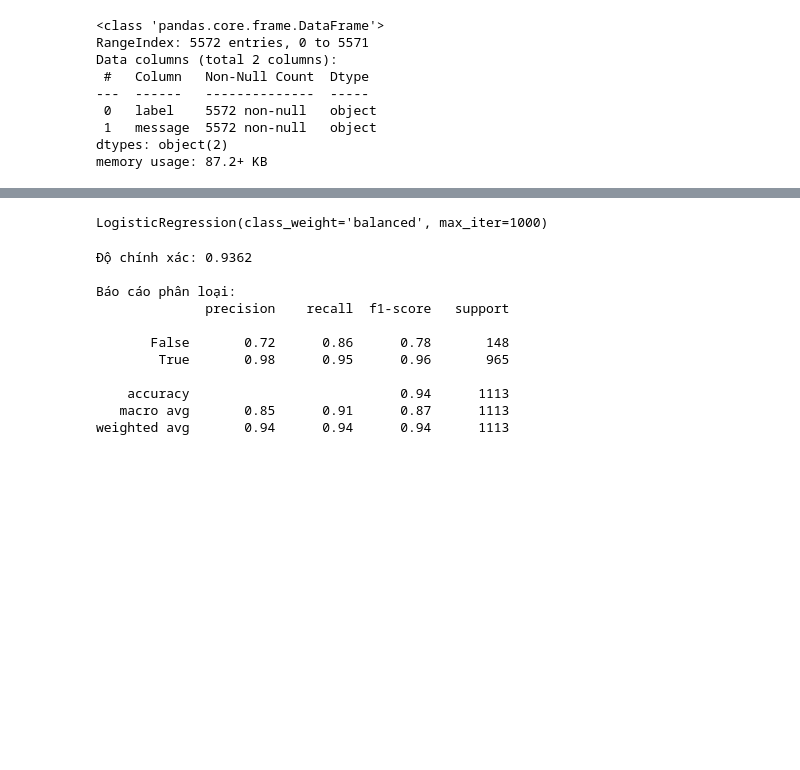
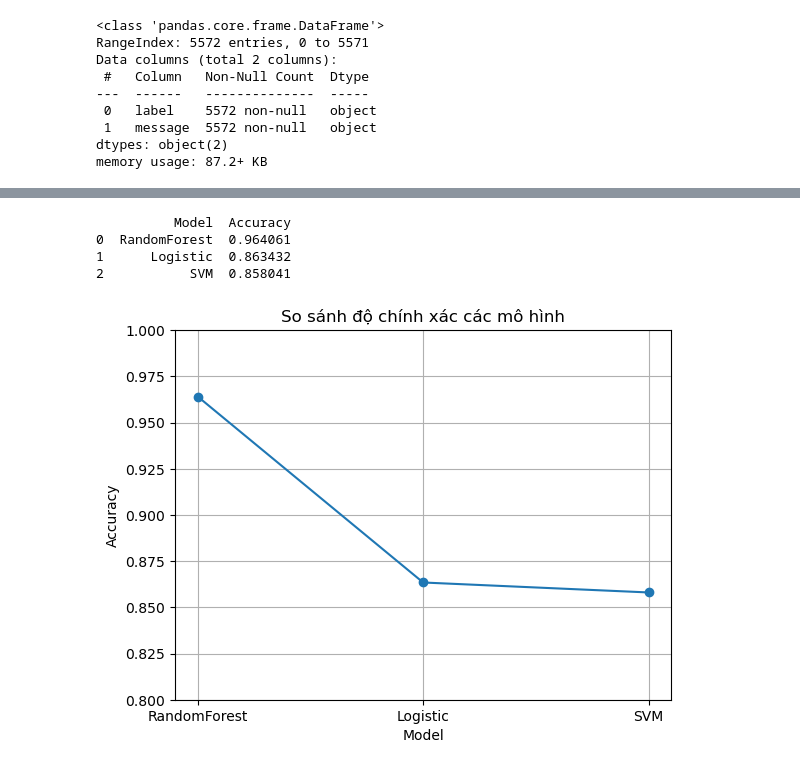
Before and after one commit to tuananhudu/Learn_AI, a Jupyter notebook: Model/Email_Spam/main.ipynb, the cells around one changed output, grey strips where cells are left out. Cells and saved outputs as stored; diff of their text form; code cells hidden in the pictures; blank space fills up the shorter version.

```diff
--- a/Model/Email_Spam/main.ipynb
+++ b/Model/Email_Spam/main.ipynb
@@ -58,5 +67,2 @@ X và y đồng bộ, sẵn sàng cho học máy!
 # %%
-from sklearn.model_selection import train_test_split
-X_train, X_test, y_train, y_test = train_test_split(
-        X, y, test_size=0.2, random_state=42
-    )
+X_train , X_test , y_train , y_test = train_test_split(X , y , test_size= 0.2 , random_state= 2)
@@ -66,6 +68,0 @@ from sklearn.metrics import accuracy_score, classification_report
-# %%
-model = LogisticRegression(max_iter=1000 , class_weight='balanced')
-# %%
-model.fit(X_train, y_train)
-# %% [output]
-LogisticRegression(class_weight='balanced', max_iter=1000)
@@ -74,17 +69,40 @@ y_pred = model.predict(X_test)
-# %%
-accuracy = accuracy_score(y_test, y_pred)
-print(f"Độ chính xác: {accuracy:.4f}")
-print("\nBáo cáo phân loại:")
-print(classification_report(y_test, y_pred))
-# %% [output]
-Độ chính xác: 0.9362
-
-Báo cáo phân loại:
-              precision    recall  f1-score   support
-
-       False       0.72      0.86      0.78       148
-        True       0.98      0.95      0.96       965
-
-    accuracy                           0.94      1113
-   macro avg       0.85      0.91      0.87      1113
-weighted avg       0.94      0.94      0.94      1113
+# %%
+results = []
+models = {
+    'RandomForest' : RandomForestClassifier(),
+    'SVM' : SVC(),
+    'Logistic' : LogisticRegression()
+}
+for name , model in models.items():
+    model.fit(X_train , y_train)
+    y_pred = model.predict(X_test)
+    accuracy = accuracy_score(y_test , y_pred)
+    c_m = confusion_matrix(y_test , y_pred)
+    class_report = classification_report(y_test , y_pred)
+    results.append({
+        'Model' : name ,
+        'Accuracy' : accuracy ,
+        'Confusion_matrix' : c_m ,
+        'Class_report' : class_report
+    })
+# %%
+df = pd.DataFrame([{'Model': r['Model'], 'Accuracy': r['Accuracy']} for r in results])
+df = df.sort_values(by='Accuracy', ascending=False).reset_index(drop=True)
+print(df)
+# %% [output]
+          Model  Accuracy
+0  RandomForest  0.964061
+1      Logistic  0.863432
+2           SVM  0.858041
+# %%
+import matplotlib.pyplot as plt
+
+plt.plot(df['Model'], df['Accuracy'], marker='o')
+plt.title("So sánh độ chính xác các mô hình")
+plt.xlabel("Model")
+plt.ylabel("Accuracy")
+plt.ylim(0.8, 1)
+plt.grid(True)
+plt.show()
+# %% [output]
+[figure, added]
```
Also changed, not shown: parts of 15 cells of this notebook, 3 other files.
